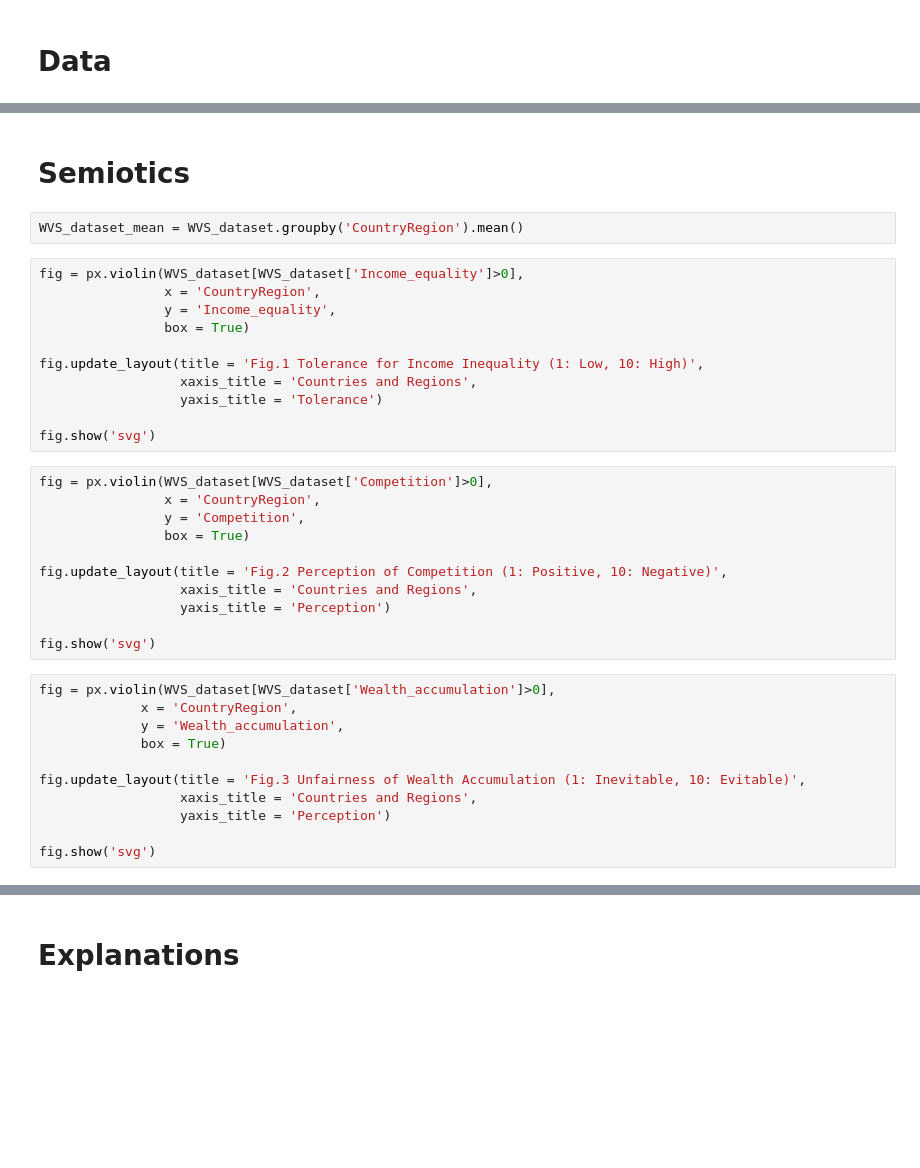
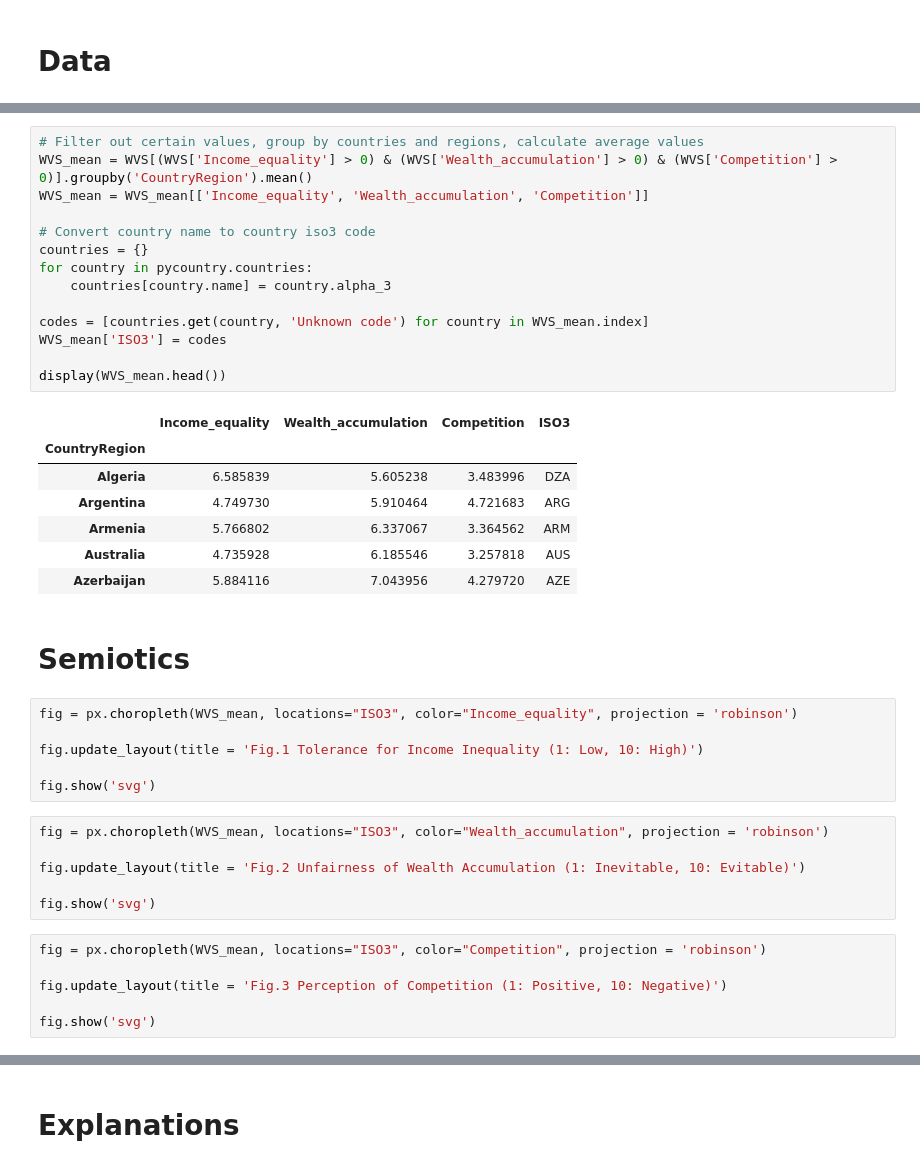
Before and after one commit to EggmanWalrus/40400-Assignment-2, a Jupyter notebook: Assignment2.ipynb, the cells around one changed output, grey strips where cells are left out. Drawn from its saved outputs; the diff is of its cells as text; blank space fills up the shorter version.

Commit message:
Replaced violin graphs with maps

```diff
--- a/Assignment2.ipynb
+++ b/Assignment2.ipynb
@@ -74,40 +75,45 @@ display(WVS_dataset)
+# %%
+# Filter out certain values, group by countries and regions, calculate average values
+WVS_mean = WVS[(WVS['Income_equality'] > 0) & (WVS['Wealth_accumulation'] > 0) & (WVS['Competition'] > 0)].groupby('CountryRegion').mean()
+WVS_mean = WVS_mean[['Income_equality', 'Wealth_accumulation', 'Competition']]
+
+# Convert country name to country iso3 code
+countries = {}
+for country in pycountry.countries:
+    countries[country.name] = country.alpha_3
+
+codes = [countries.get(country, 'Unknown code') for country in WVS_mean.index]
+WVS_mean['ISO3'] = codes
+
+display(WVS_mean.head())
+# %% [output]
+|  | Income_equality | Wealth_accumulation | Competition | ISO3 |
+| CountryRegion |  |  |  |  |
+| Algeria | 6.585839 | 5.605238 | 3.483996 | DZA |
+| Argentina | 4.749730 | 5.910464 | 4.721683 | ARG |
+| Armenia | 5.766802 | 6.337067 | 3.364562 | ARM |
+| Australia | 4.735928 | 6.185546 | 3.257818 | AUS |
+| Azerbaijan | 5.884116 | 7.043956 | 4.279720 | AZE |
 # %% [markdown]
 # Semiotics
-# %%
-WVS_dataset_mean = WVS_dataset.groupby('CountryRegion').mean()
 # %%
-fig = px.violin(WVS_dataset[WVS_dataset['Income_equality']>0],
-                x = 'CountryRegion',
-                y = 'Income_equality',
-                box = True)
+fig = px.choropleth(WVS_mean, locations="ISO3", color="Income_equality", projection = 'robinson')
 
-fig.update_layout(title = 'Fig.1 Tolerance for Income Inequality (1: Low, 10: High)',
-                  xaxis_title = 'Countries and Regions',
-                  yaxis_title = 'Tolerance')
+fig.update_layout(title = 'Fig.1 Tolerance for Income Inequality (1: Low, 10: High)')
 
 fig.show('svg')
+# %%
+fig = px.choropleth(WVS_mean, locations="ISO3", color="Wealth_accumulation", projection = 'robinson')
+
+fig.update_layout(title = 'Fig.2 Unfairness of Wealth Accumulation (1: Inevitable, 10: Evitable)')
+
+fig.show('svg')
 # %%
-fig = px.violin(WVS_dataset[WVS_dataset['Competition']>0],
-                x = 'CountryRegion',
-                y = 'Competition',
-                box = True)
+fig = px.choropleth(WVS_mean, locations="ISO3", color="Competition", projection = 'robinson')
 
-fig.update_layout(title = 'Fig.2 Perception of Competition (1: Positive, 10: Negative)',
-                  xaxis_title = 'Countries and Regions',
-                  yaxis_title = 'Perception')
+fig.update_layout(title = 'Fig.3 Perception of Competition (1: Positive, 10: Negative)')
 
 fig.show('svg')
-# %%
-fig = px.violin(WVS_dataset[WVS_dataset['Wealth_accumulation']>0],
-             x = 'CountryRegion',
-             y = 'Wealth_accumulation',
-             box = True)
-
-fig.update_layout(title = 'Fig.3 Unfairness of Wealth Accumulation (1: Inevitable, 10: Evitable)',
-                  xaxis_title = 'Countries and Regions',
-                  yaxis_title = 'Perception')
-
-fig.show('svg')
 # %%
 subset_columns = ['Competition', 'Wealth_accumulation', 'Income_equality']
 
```
Also changed, not shown: parts of 5 cells of this notebook, 2 other files.
